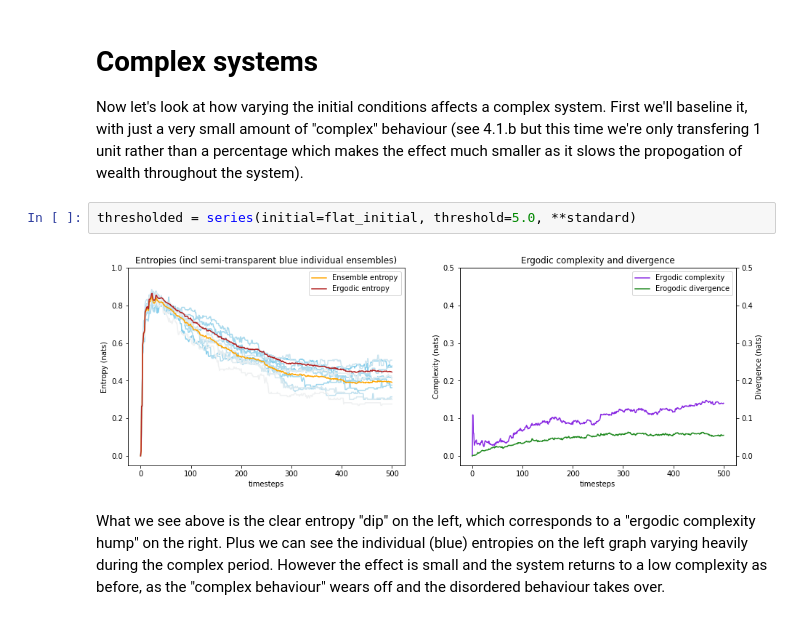
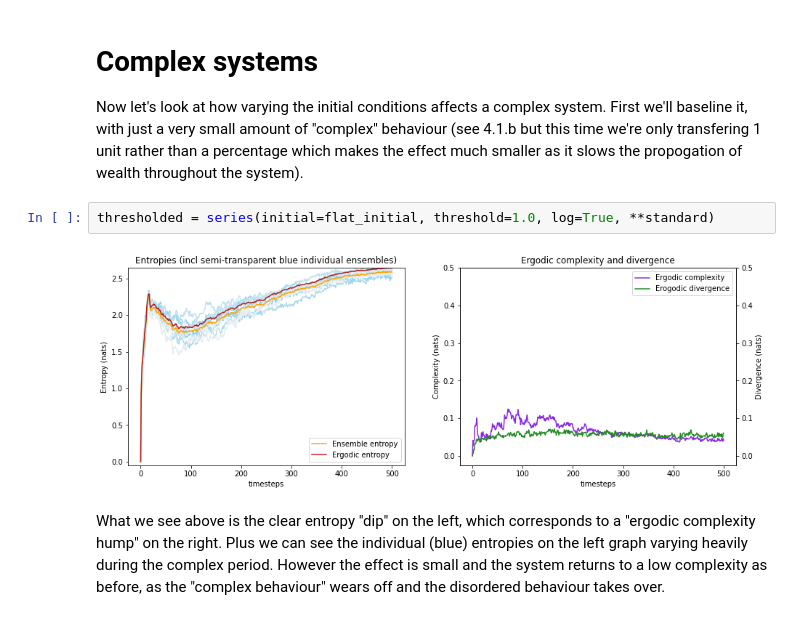
Before and after one commit to timjdavey/incoherence, a Jupyter notebook: paper_complexity/4.2. Initial conditions - Wealth model.ipynb, the cells around one changed output. Saved outputs shown, nothing was run; the diff lists cells and outputs as text.

```diff
--- a/paper_complexity/4.2. Initial conditions - Wealth model.ipynb
+++ b/paper_complexity/4.2. Initial conditions - Wealth model.ipynb
@@ -60,9 +52,9 @@ random = series(initial=vary_initial, **standard)
 
 Now let's look at how varying the initial conditions affects a complex system. First we'll baseline it, with just a very small amount of "complex" behaviour (see 4.1.b but this time we're only transfering 1 unit rather than a percentage which makes the effect much smaller as it slows the propogation of wealth throughout the system).
 # %%
-thresholded = series(initial=flat_initial, threshold=5.0, **standard)
+thresholded = series(initial=flat_initial, threshold=1.0, log=True, **standard)
 # %% [output]
-[figure, old version]
+[figure, new version]
 # %% [markdown]
 What we see above is the clear entropy "dip" on the left, which corresponds to a "ergodic complexity hump" on the right. Plus we can see the individual (blue) entropies on the left graph varying heavily during the complex period. However the effect is small and the system returns to a low complexity as before, as the "complex behaviour" wears off and the disordered behaviour takes over.
 # %% [markdown]
```
Also changed, not shown: parts of 4 cells of this notebook, 18 other files.
